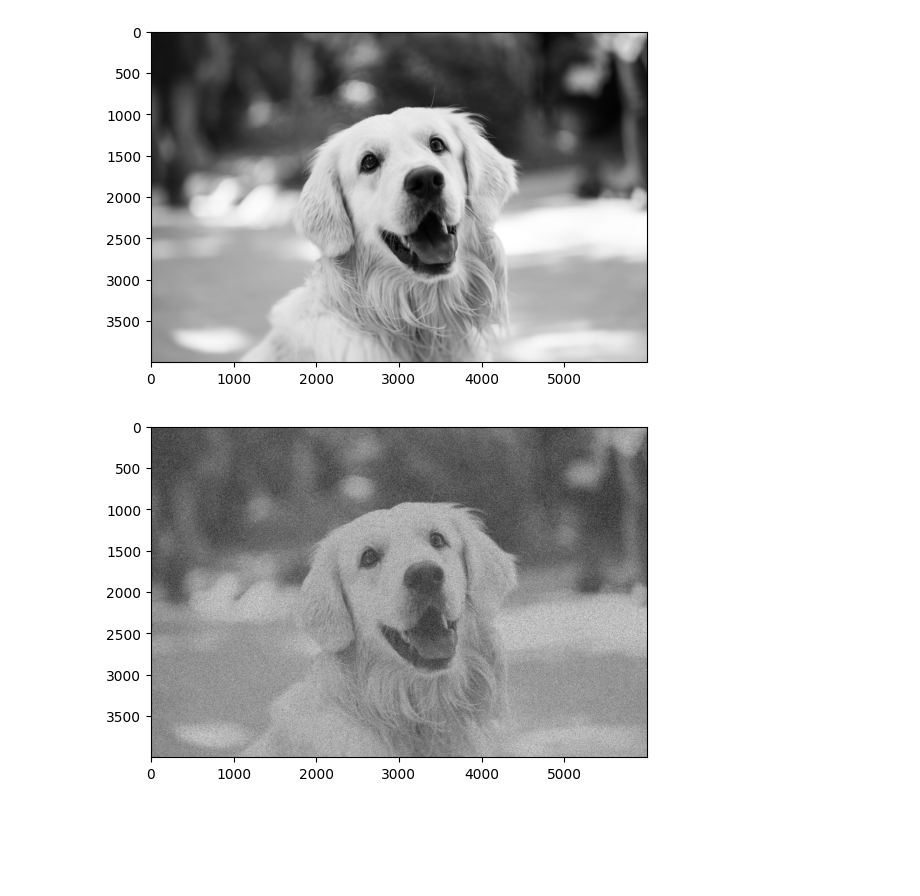
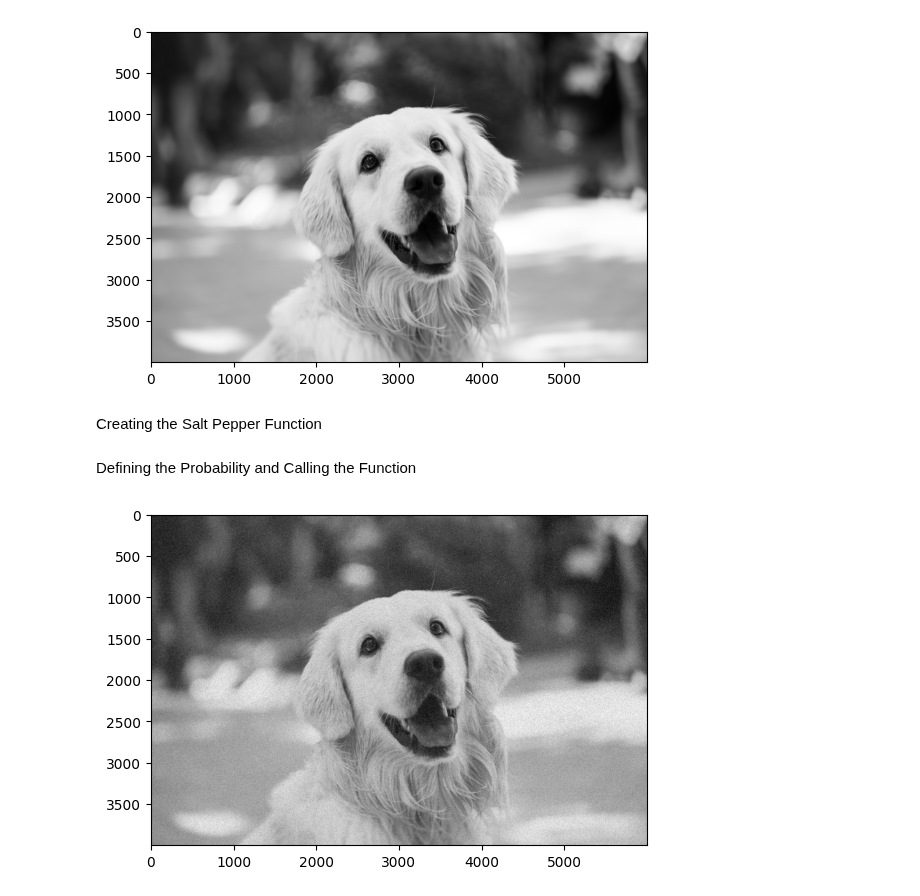
Before and after one commit to hanil975/CV-2026-H11, a Jupyter notebook: CVLAB_Practical2.ipynb, the cells around one changed output. Drawn from its saved outputs; the diff is of its cells as text; code cells hidden in the pictures; blank space fills up the shorter version.

```diff
--- a/CVLAB_Practical2.ipynb
+++ b/CVLAB_Practical2.ipynb
@@ -16,6 +20,8 @@ else:
     plt.show()
 # %% [output]
 [figure]
+# %% [markdown]
+Creating the Salt Pepper Function
 # %%
 def add_salt_pepper_noise(img, probability = 0.3):
     noisy = img.copy()
@@ -25,15 +31,22 @@ def add_salt_pepper_noise(img, probability = 0.3):
     noisy[random > 1 - (probability / 2)] = 255
 
     return noisy
+# %% [markdown]
+Defining the Probability and Calling the Function
 # %%
 import numpy as np
-probability = 0.5
+import cv2
+import matplotlib.pyplot as plt
+
+img = cv2.imread('/content/pexels-svetozar-milashevich-1490908.jpg',cv2.IMREAD_GRAYSCALE)
+
+probability = 0.2
 
 if img is None:
     print("Cannot apply salt and pepper noise: Image 'img' is None. Please ensure an image is loaded correctly.")
 else:
     noisy = add_salt_pepper_noise(img, probability)
     plt.imshow(noisy, cmap='gray')
     plt.show()
 # %% [output]
-[figure, old version]
+[figure, new version]
```
Also changed, not shown: parts of 7 cells of this notebook.
